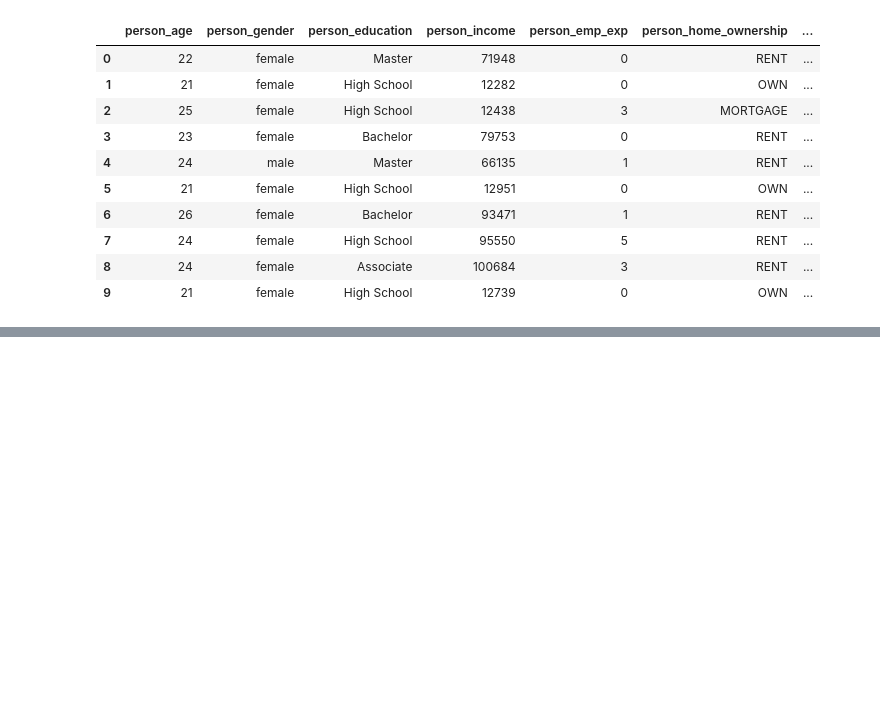
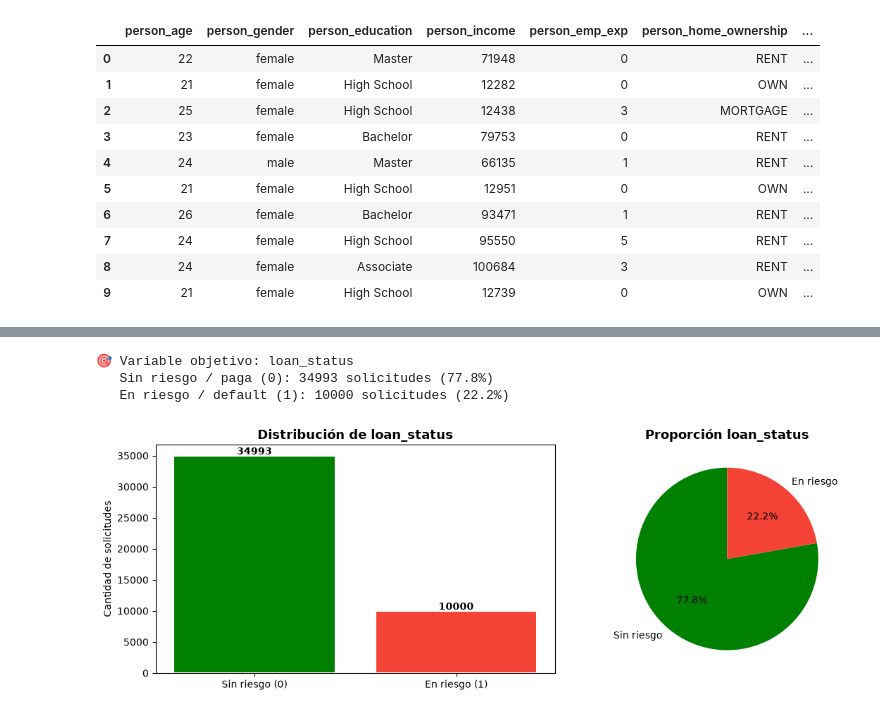
Before and after one commit to karlahp/dataops-loan-pipeline, a Jupyter notebook: notebooks/4_entrenamiento_modelo.ipynb, the cells around one changed output, grey strips where cells are left out. Cells and saved outputs as stored; diff of their text form; code cells hidden in the pictures; blank space fills up the shorter version.

Commit message:
agregar análisis univariado de variables y ordenar un poco el notebook

```diff
--- a/notebooks/4_entrenamiento_modelo.ipynb
+++ b/notebooks/4_entrenamiento_modelo.ipynb
@@ -64,0 +117,28 @@ df.head(10)
+# %%
+conteo = df['loan_status'].value_counts()
+pct    = df['loan_status'].value_counts(normalize=True) * 100
+
+print('🎯 Variable objetivo: loan_status')
+print(f'   Sin riesgo / paga (0): {conteo[0]} solicitudes ({pct[0]:.1f}%)')
+print(f'   En riesgo / default (1): {conteo[1]} solicitudes ({pct[1]:.1f}%)')
+
+fig, axes = plt.subplots(1, 2, figsize=(12, 4))
+colores = ['green', '#F44336']
+axes[0].bar(['Sin riesgo (0)', 'En riesgo (1)'], conteo.values,
+            color=colores, edgecolor='white', linewidth=1.5)
+axes[0].set_title('Distribución de loan_status', fontsize=13, fontweight='bold')
+axes[0].set_ylabel('Cantidad de solicitudes')
+for i, v in enumerate(conteo.values):
+    axes[0].text(i, v + 200, str(v), ha='center', fontweight='bold')
+
+axes[1].pie(conteo.values, labels=['Sin riesgo', 'En riesgo'],
+            autopct='%1.1f%%', colors=colores, startangle=90)
+axes[1].set_title('Proporción loan_status', fontsize=13, fontweight='bold')
+
+plt.tight_layout()
+plt.show()
+# %% [output]
+🎯 Variable objetivo: loan_status
+   Sin riesgo / paga (0): 34993 solicitudes (77.8%)
+   En riesgo / default (1): 10000 solicitudes (22.2%)
+[figure, added]
```
Also changed, not shown: parts of 7 cells of this notebook.
